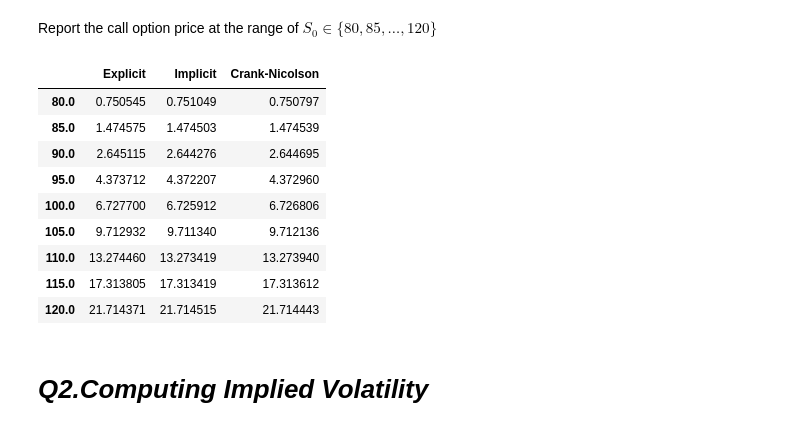
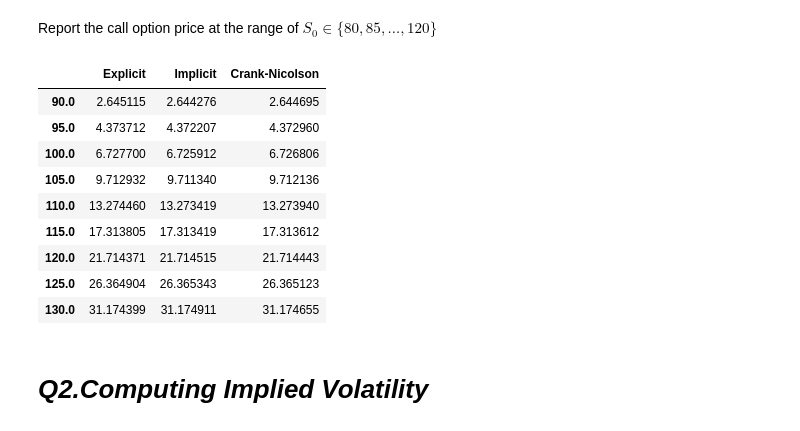
Before and after one commit to akermangeo/NumericalMethods2, a Jupyter notebook: ProjectCode.ipynb, the cells around one changed output. Saved outputs shown, nothing was run; the diff lists cells and outputs as text; code cells hidden in the pictures.

```diff
--- a/ProjectCode.ipynb
+++ b/ProjectCode.ipynb
@@ -30,8 +30,8 @@ K, r, T = 100, 0.01, 1
 *Grid specification*
 # %%
 #Specify grid parameters and set up grids
-x_min, x_max = 0, 300
-N, M = 1000, 300
+x_min, x_max = 10, 300
+N, M = 1000, 290
 dt = T/N
 dx = (x_max - x_min)/M
 x = np.linspace(x_min, x_max, M+1)
@@ -225,15 +225,13 @@ Report the call option price at the range of $S_0 \in \{80, 85, \ldots, 120\}$
 # %%
 s_0 = x[80:121:5]
 p_ex = v_ex[80:121:5]
 p_im = v_im[80:121:5]
 p_cn = v_cn[80:121:5]
-E_v = pd.DataFrame(np.array([p_ex,p_im,p_cn]).T, columns = ["Explicit","Implicit","Crank-Nicolson"], index = s_0,)
+E_v = pd.DataFrame(np.array([p_ex,p_im,p_cn]).T, columns = ["Explicit","Implicit","Crank-Nicolson"], index = s_0)
 
 E_v
 # %% [output]
 |  | Explicit | Implicit | Crank-Nicolson |
-| 80.0 | 0.750545 | 0.751049 | 0.750797 |
-| 85.0 | 1.474575 | 1.474503 | 1.474539 |
 | 90.0 | 2.645115 | 2.644276 | 2.644695 |
 | 95.0 | 4.373712 | 4.372207 | 4.372960 |
 | 100.0 | 6.727700 | 6.725912 | 6.726806 |
@@ -241,6 +239,8 @@ E_v
 | 110.0 | 13.274460 | 13.273419 | 13.273940 |
 | 115.0 | 17.313805 | 17.313419 | 17.313612 |
 | 120.0 | 21.714371 | 21.714515 | 21.714443 |
+| 125.0 | 26.364904 | 26.365343 | 26.365123 |
+| 130.0 | 31.174399 | 31.174911 | 31.174655 |
 # %% [markdown]
 # *Q2.Computing Implied Volatility*
 # %% [markdown]
```
Also changed, not shown: parts of 10 cells of this notebook.
